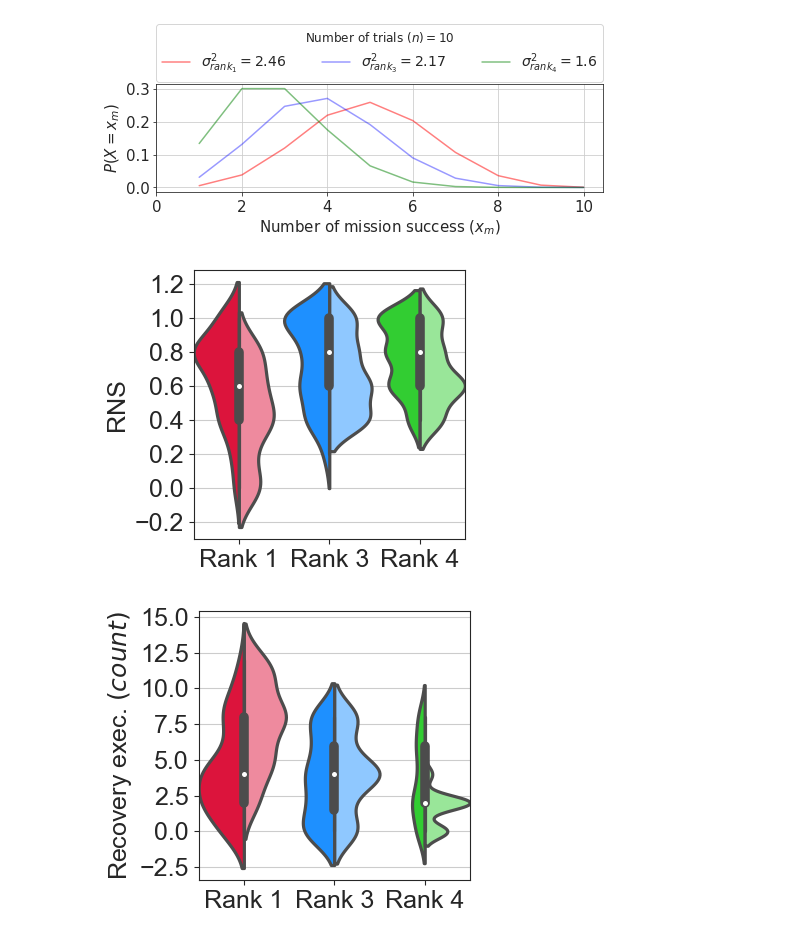
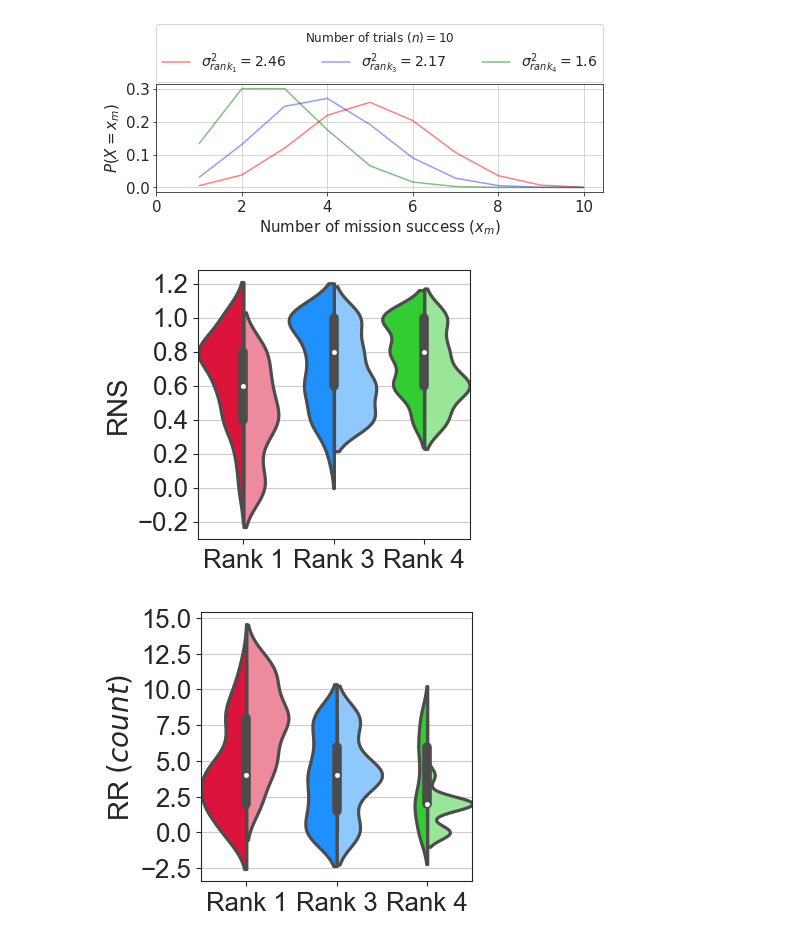
Before and after one commit to softsys4ai/care, a Jupyter notebook: care_viz_updated.ipynb, the cells around one changed output. Saved outputs shown, nothing was run; the diff lists cells and outputs as text; code cells hidden in the pictures.

```diff
--- a/care_viz_updated.ipynb
+++ b/care_viz_updated.ipynb
@@ -694,36 +694,36 @@ v = sns.violinplot(data= rank_ms, x='Rank', y='RNS', hue='Husky', split=True,
 
 #ax = sns.violinplot(x, y=rank_3, color='r', inner=None, linewidth=0, saturation=0.5)
 
 # b = sns.boxplot(data=rank_ms, x='Rank', y='Energy (Whr)', saturation=0.3, width=0.15,
 #             palette=['r', 'b', 'g'], boxprops={'zorder': 1}, flierprops={"marker": "."},  notch=True, ax=v)
 
 colors = ['crimson', 'dodgerblue', 'limegreen']
 
 handles = []
 for ind, violin in enumerate(v.findobj(PolyCollection)):
     rgb = to_rgb(colors[ind // 2])
     if ind % 2 != 0:
         rgb = 0.5 + 0.5 * np.array(rgb)  # make whiter
     violin.set_facecolor(rgb)
     #handles.append(plt.Rectangle((0, 0), 0, 0, facecolor=rgb, edgecolor='black'))
 # v.legend(handles=[tuple(handles[::2]), tuple(handles[1::2])], labels=['Simulator','Physical'], fontsize=16,
 #          title="Husky", title_fontsize=16, handlelength=3, handler_map={tuple: HandlerTuple(ndivide=None, pad=0)})
 
-fontsize = 18
-labelsize = 18
+fontsize = 20
+labelsize = 18.5
 # plt.xlabel('Ranks', fontsize=fontsize)
 v.set(xlabel=None)
 plt.ylabel("RNS", fontsize=fontsize)
 plt.xticks(fontsize=labelsize)
 plt.yticks(fontsize=labelsize)
 # plt.legend(handles=legend_elements, fontsize=12, loc='best', framealpha=0.5)
 # plt.setp(v.collections, alpha=.5)
 plt.legend([],[], frameon=False)
 sns.set_style("ticks",{'axes.grid' : True})
 plt.savefig('fig/exp_rank_rns_ms_sim.pdf', dpi=100, bbox_inches='tight')
 plt.show()
 # %% [output]
-[figure, old version]
+[figure, new version]
 # %%
 rank_ms = pd.read_csv("result/exp/mission_success.csv")
 
@@ -744,11 +744,11 @@ for ind, violin in enumerate(v.findobj(PolyCollection)):
 v.legend(handles=[tuple(handles[::2]), tuple(handles[1::2])], labels=['Simulator','Physical'], fontsize=16,
          title="Husky", handlelength=3, handler_map={tuple: HandlerTuple(ndivide=None, pad=0)})
 
-fontsize = 18
-labelsize = 18
+fontsize = 20
+labelsize = 18.5
 # plt.xlabel('Ranks', fontsize=fontsize)
 v.set(xlabel=None)
-plt.ylabel(r"Recovery exec. $(count)$", fontsize=fontsize)
+plt.ylabel(r"RR $(count)$", fontsize=fontsize)
 plt.xticks(fontsize=labelsize)
 plt.yticks(fontsize=labelsize)
 # plt.legend(handles=legend_elements, fontsize=12, loc='best', framealpha=0.5)
@@ -759,7 +759,7 @@ sns.set_style("ticks",{'axes.grid' : True})
 plt.savefig('fig/exp_rank_ms_re_sim.pdf', dpi=100, bbox_inches='tight')
 plt.show()
 # %% [output]
-[figure, old version]
+[figure, new version]
 # %%
 rank_ms = pd.read_csv("result/exp/mission_success.csv")
 
```
Also changed, not shown: parts of 4 cells of this notebook, 8 other files.
